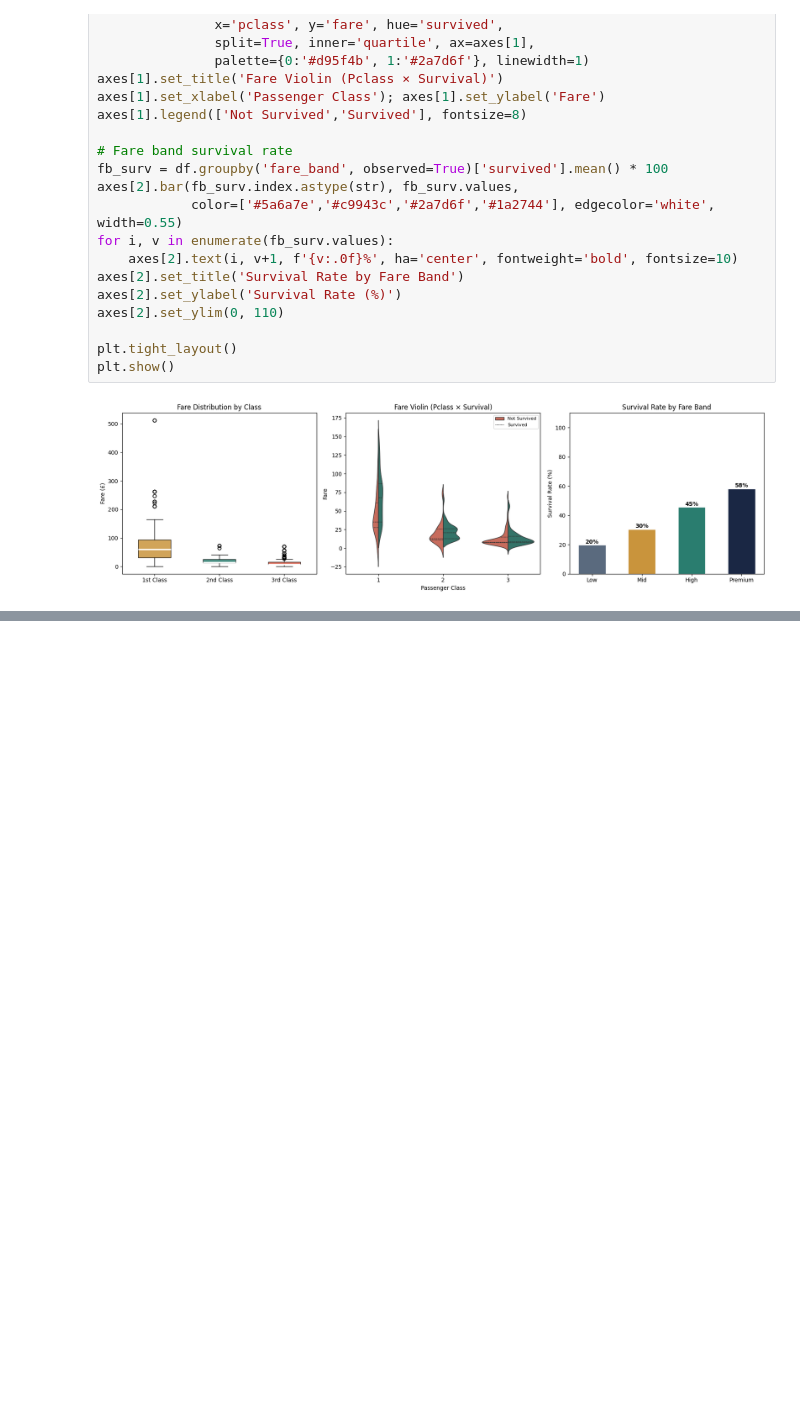
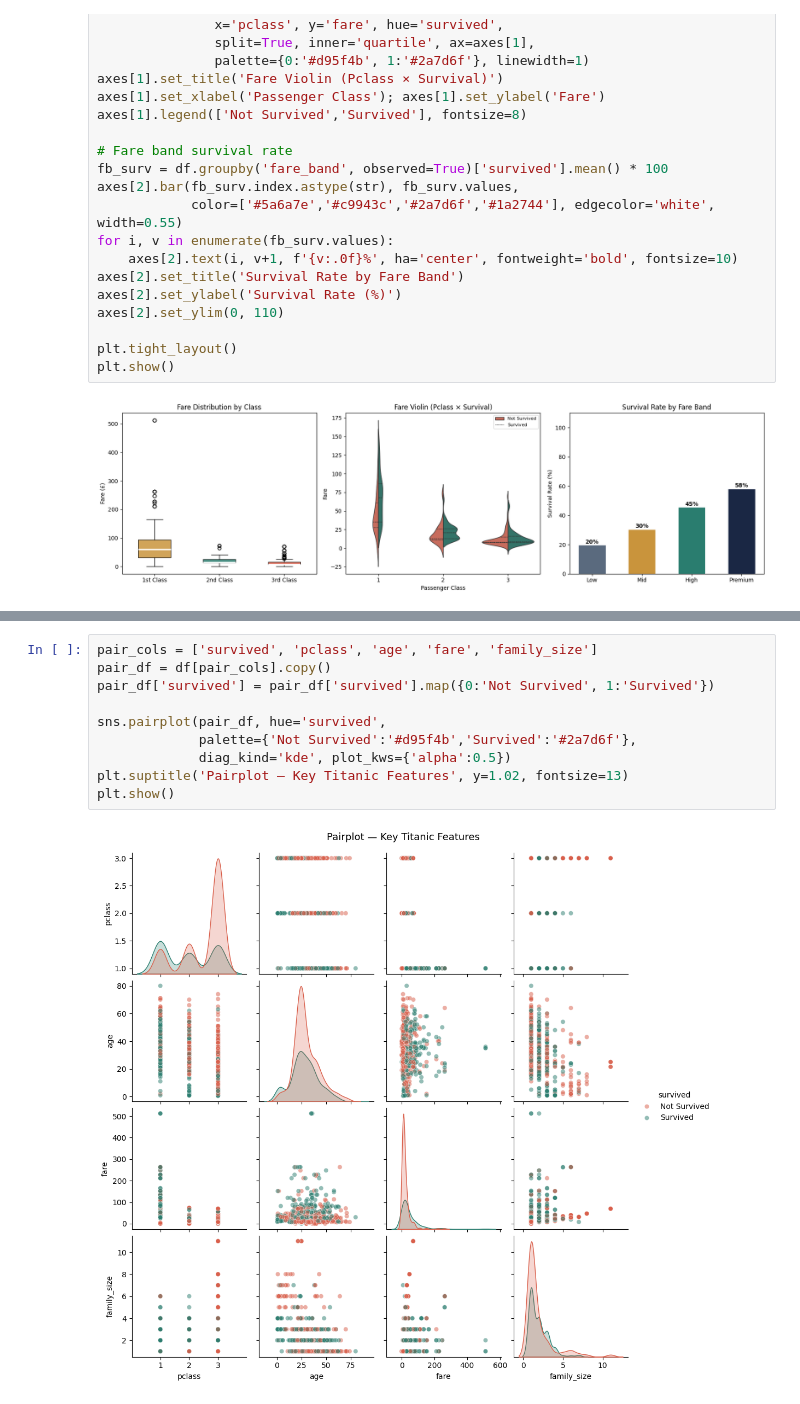
Before and after one commit to Aryan-coffee/DS-ML-DL, a Jupyter notebook: Titanic/Titanic.ipynb, the cells around one changed output, grey strips where cells are left out. Drawn from its saved outputs; the diff is of its cells as text; blank space fills up the shorter version.

```diff
--- a/Titanic/Titanic.ipynb
+++ b/Titanic/Titanic.ipynb
@@ -367,0 +411,12 @@ SyntaxError: unterminated string literal (detected at line 14) (2901912281.py, l
+# %%
+pair_cols = ['survived', 'pclass', 'age', 'fare', 'family_size']
+pair_df = df[pair_cols].copy()
+pair_df['survived'] = pair_df['survived'].map({0:'Not Survived', 1:'Survived'})
+
+sns.pairplot(pair_df, hue='survived',
+             palette={'Not Survived':'#d95f4b','Survived':'#2a7d6f'},
+             diag_kind='kde', plot_kws={'alpha':0.5})
+plt.suptitle('Pairplot — Key Titanic Features', y=1.02, fontsize=13)
+plt.show()
+# %% [output]
+[figure, added]
```
Also changed, not shown: parts of 11 cells of this notebook, 24 other files.
